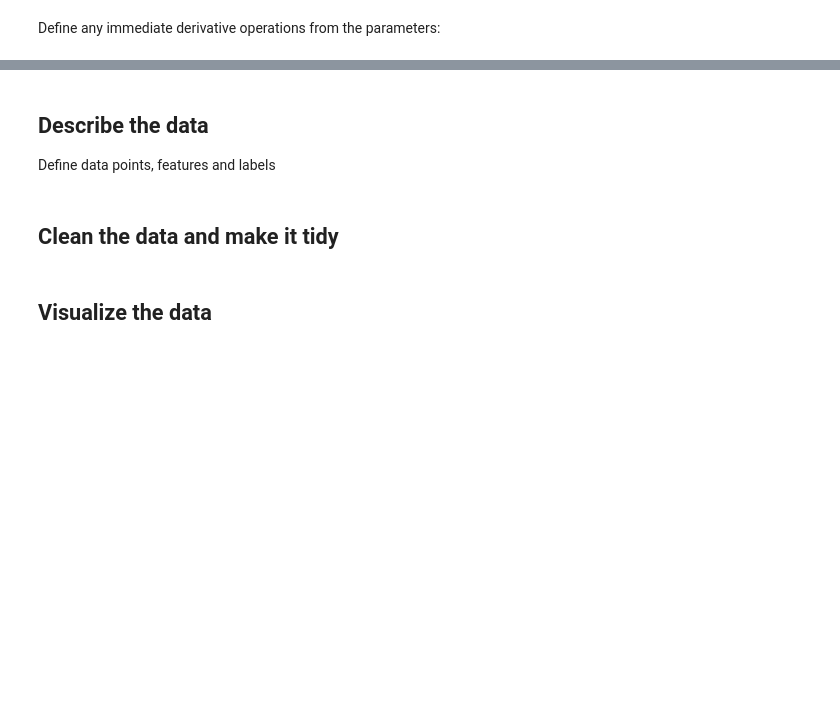
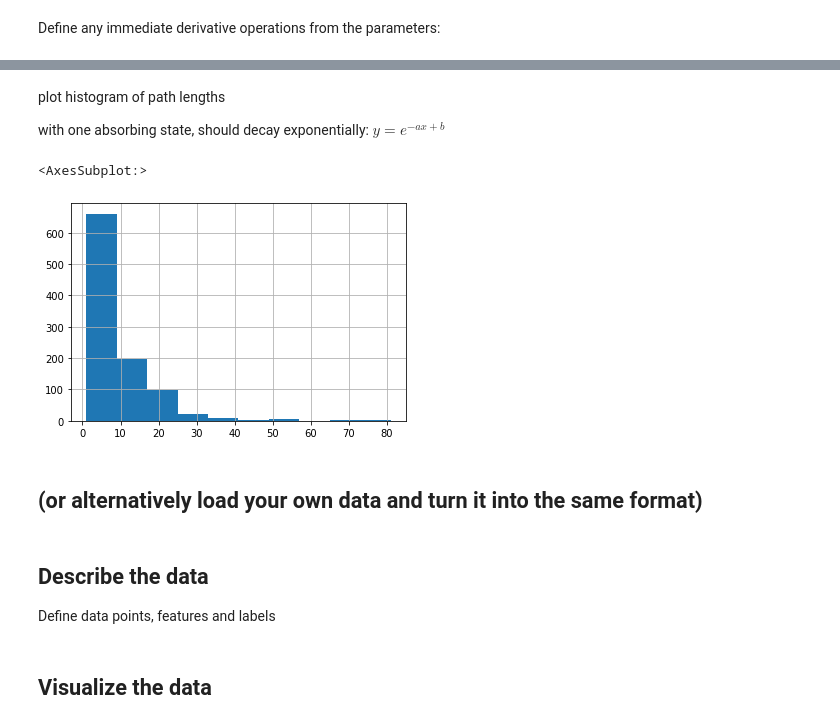
Before and after one commit to City-of-Helsinki/ml_federated_customer_journey, a Jupyter notebook: 00_data.ipynb, the cells around one changed output, grey strips where cells are left out. Saved outputs shown, nothing was run; the diff lists cells and outputs as text; code cells hidden in the pictures; blank space fills up the shorter version.

```diff
--- a/00_data.ipynb
+++ b/00_data.ipynb
@@ -55,0 +108,29 @@ np.random.seed(seed)
+# %%
+n_customers = 1000  # number of customers (paths, assuming only one path per customer)
+max_path_length = 100  # limit simulation length
+
+# dataframe to store the results
+df = pd.DataFrame(
+    columns={"customer_id": int, "prev_state": np.uint8, "next_state": np.uint8}
+)
+
+# loop through customers
+for customer_id in range(n_customers):
+    prev_state = 0
+    count = 0
+    while prev_state != n_states - 1 and count < max_path_length:
+        # select new state according to weights in transition matrix
+        next_state = np.random.choice(np.arange(n_states), p=P[prev_state, :].flatten())
+        df = df.append(
+            {
+                "customer_id": customer_id,
+                "prev_state": prev_state,
+                "next_state": next_state,
+            },
+            ignore_index=True,
+        )
+        prev_state = next_state
+        count += 1
+
+# check out results
+df.head()
@@ -56,3 +144,14 @@ np.random.seed(seed)
+# %% [markdown]
+plot histogram of path lengths
+
+with one absorbing state, should decay exponentially: $y=e^{-ax+b}$
+# %%
+df.groupby("customer_id").count()["prev_state"].hist()
+# %% [output]
+<AxesSubplot:>
+[figure, added]
+# %% [markdown]
+## (or alternatively load your own data and turn it into the same format)
 # %%
 # your code here
 # %% [markdown]
@@ -61,5 +160,3 @@ np.random.seed(seed)
 Define data points, features and labels
 # %%
 # your code here
-# %% [markdown]
-## Clean the data and make it tidy
```
Also changed, not shown: parts of 15 cells of this notebook.
